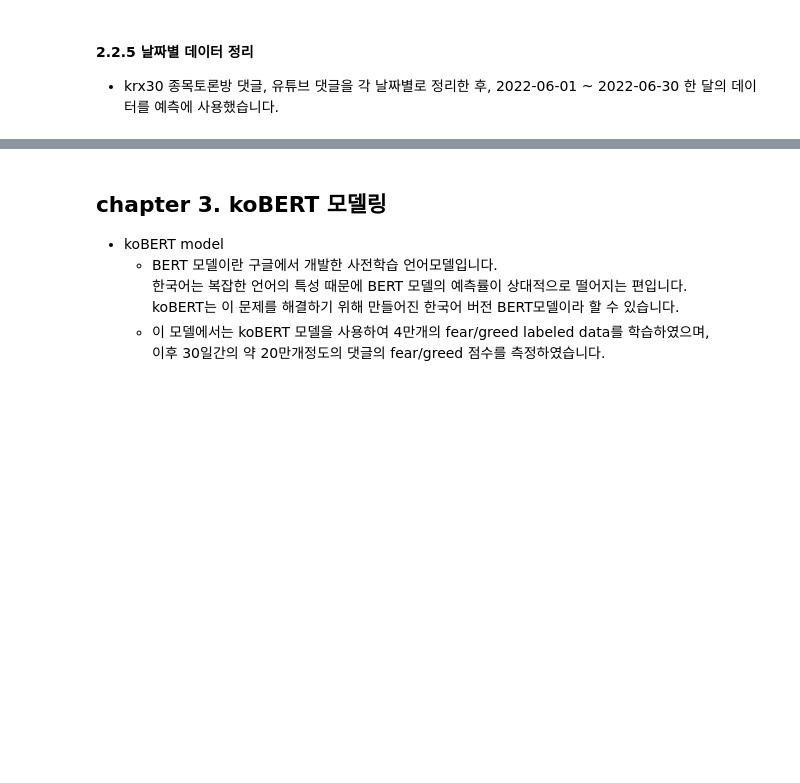
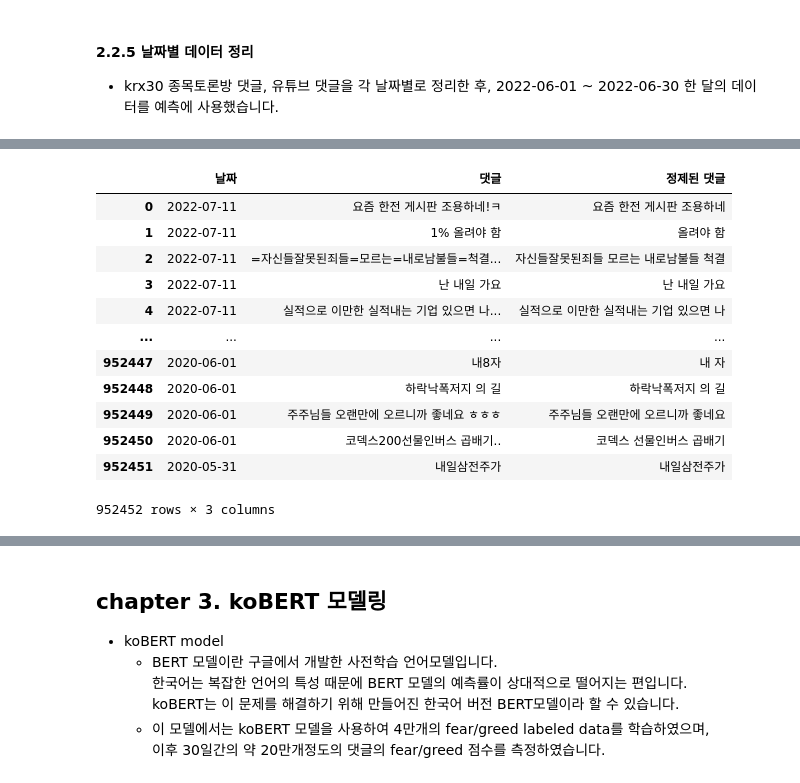
Before and after one commit to NewYorkKim/KRX_2022, a Jupyter notebook: master/제1회 KRX 금융 빅데이터 활용 아이디어 경진대회.ipynb, the cells around one changed output, grey strips where cells are left out. Saved outputs shown, nothing was run; the diff lists cells and outputs as text; code cells hidden in the pictures; blank space fills up the shorter version.

```diff
--- a/master/제1회 KRX 금융 빅데이터 활용 아이디어 경진대회.ipynb
+++ b/master/제1회 KRX 금융 빅데이터 활용 아이디어 경진대회.ipynb
@@ -520,0 +492,16 @@ pd.read_csv("2022-06-01.csv")
+# %%
+alldf[0]
+# %% [output]
+|  | 날짜 | 댓글 | 정제된 댓글 |
+| 0 | 2022-07-11 | 요즘 한전 게시판 조용하네!ㅋ | 요즘 한전 게시판 조용하네 |
+| 1 | 2022-07-11 | 1% 올려야 함 | 올려야 함 |
+| 2 | 2022-07-11 | =자신들잘못된죄들=모르는=내로남불들=척결... | 자신들잘못된죄들 모르는 내로남불들 척결 |
+| 3 | 2022-07-11 | 난 내일 가요 | 난 내일 가요 |
+| 4 | 2022-07-11 | 실적으로 이만한 실적내는 기업 있으면 나... | 실적으로 이만한 실적내는 기업 있으면 나 |
+| ... | ... | ... | ... |
+| 952447 | 2020-06-01 | 내8자 | 내 자 |
+| 952448 | 2020-06-01 | 하락낙폭저지 의 길 | 하락낙폭저지 의 길 |
+| 952449 | 2020-06-01 | 주주님들 오랜만에 오르니까 좋네요 ㅎㅎㅎ | 주주님들 오랜만에 오르니까 좋네요 |
+| 952450 | 2020-06-01 | 코덱스200선물인버스 곱배기.. | 코덱스 선물인버스 곱배기 |
+| 952451 | 2020-05-31 | 내일삼전주가 | 내일삼전주가 |
+952452 rows × 3 columns
```
Also changed, not shown: parts of 21 cells of this notebook.
